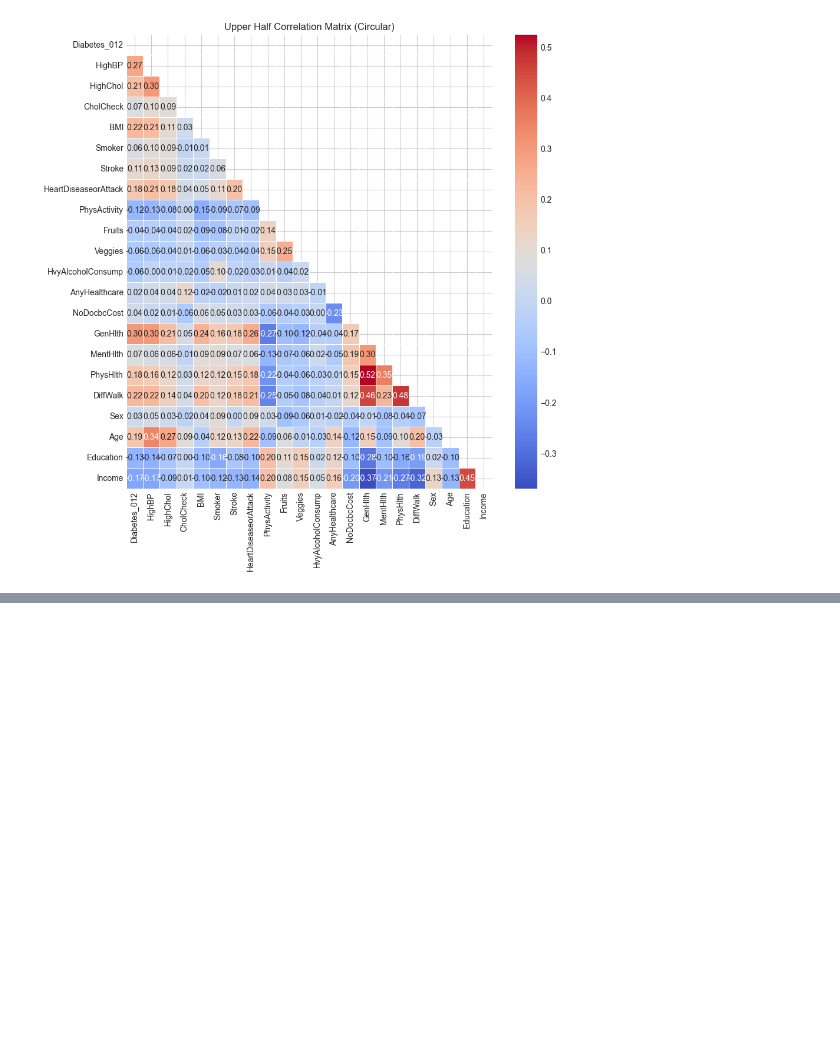
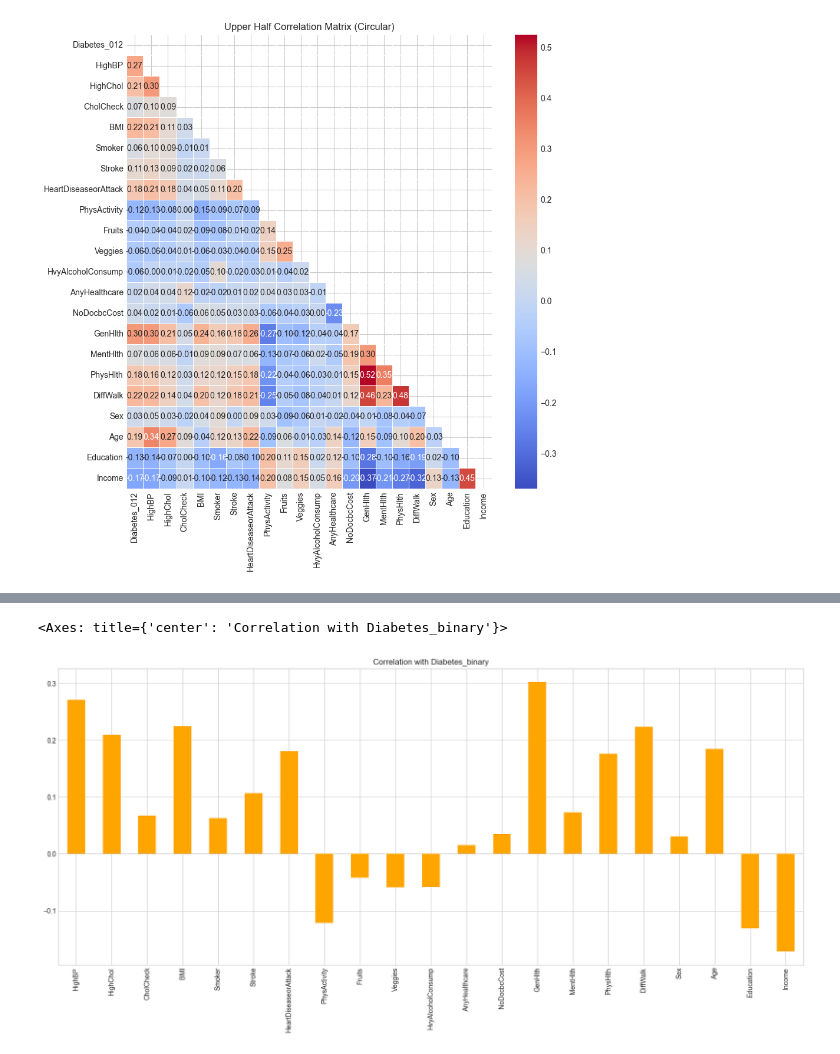
Before and after one commit to NgokNgo/Diabetes-Prediction, a Jupyter notebook: EDA_python.ipynb, the cells around one changed output, grey strips where cells are left out. Drawn from its saved outputs; the diff is of its cells as text; code cells hidden in the pictures; blank space fills up the shorter version.

```diff
--- a/EDA_python.ipynb
+++ b/EDA_python.ipynb
@@ -229,0 +238,6 @@ plt.show()
+# %%
+df.drop('Diabetes_012', axis=1).corrwith(df.Diabetes_012).plot(kind='bar', grid=True, figsize=(20, 8),\
+                                                                      title="Correlation with Diabetes_binary",color="Orange")
+# %% [output]
+<Axes: title={'center': 'Correlation with Diabetes_binary'}>
+[figure, added]
```
Also changed, not shown: parts of 21 cells of this notebook.
